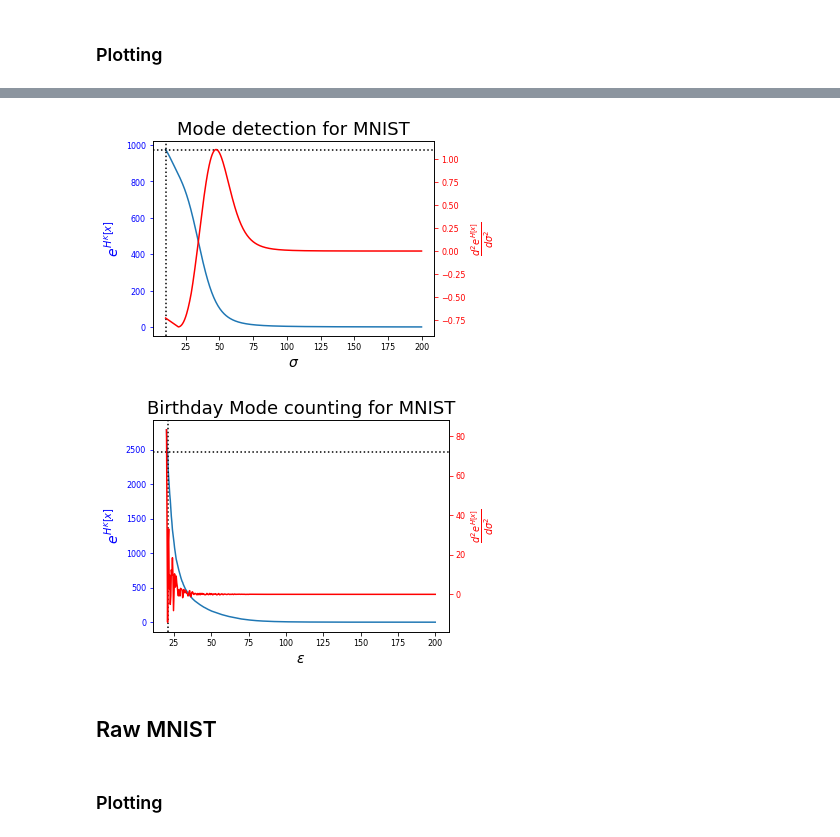
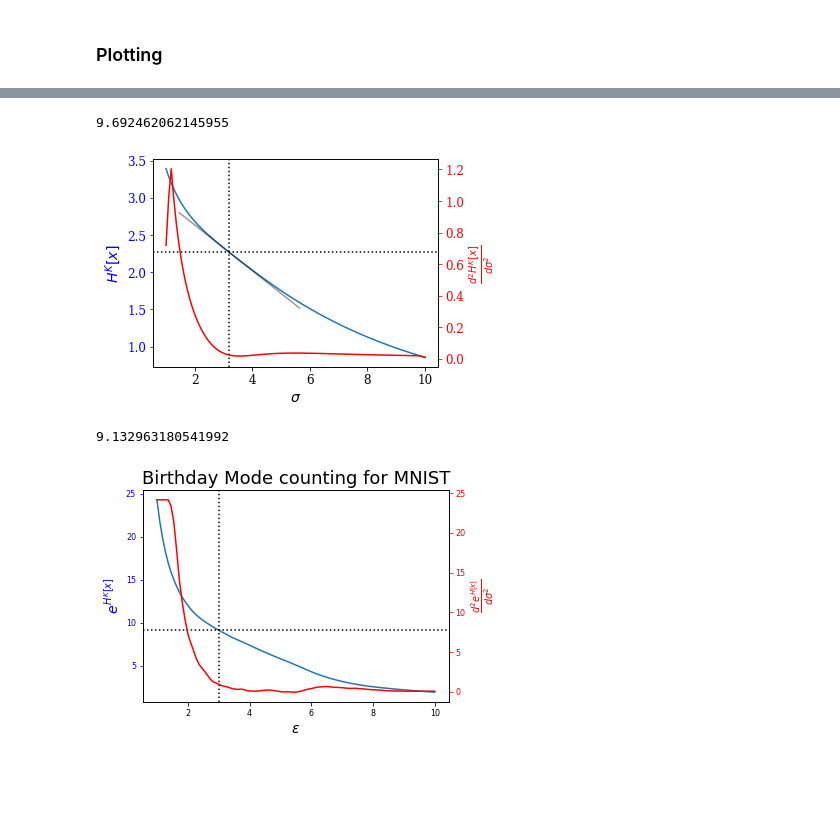
Before and after one commit to gallego-posada/gait, a Jupyter notebook: Mode Counting.ipynb, the cells around one changed output, grey strips where cells are left out. Drawn from its saved outputs; the diff is of its cells as text; code cells hidden in the pictures; blank space fills up the shorter version.

Commit message:
Add tweaks to mode counting, text

```diff
--- a/Mode Counting.ipynb
+++ b/Mode Counting.ipynb
@@ -79,0 +1214,22 @@ reader = MNISTReader("./data")
+# %%
+all_entropies = []
+for pdists in [pdists_1, pdists_2]:
+    sigmas = np.linspace(1, 25, 100)
+    entropies = []
+    alpha = 1
+    for j, sigma in enumerate(sigmas):
+        k = rbf_kernel_pdist(pdists, sigmas=[sigma], degree=2)
+        entropy = renyi_sim_entropy(k, torch.ones(k.shape[0])/k.shape[0], alpha=alpha).item()
+        entropies.append(entropy)
+    all_entropies.append(entropies)
+# %%
+all_counts = []
+for pdists in [pdists_1, pdists_2]:
+    eps = np.linspace(1, 25, 100)
+    counts = []
+    alpha = 1
+    for j, sigma in enumerate(eps):
+    #     k = rbf_kernel_pdist(pdists, sigmas=[sigma], degree=2)
+        count = birthday(pdists, eps=sigma)
+        counts.append(count)
+    all_counts.append(counts)
@@ -79,0 +1469,2 @@ reader = MNISTReader("./data")
+# %%
+reader = ImageReader("./data", "cifar")
@@ -214,36 +1628,45 @@ plt.show()
 # %%
-first_below_thresh = np.arange(len(entropies))[derivative(np.exp(entropies), sigmas[1]-sigmas[0], 2) < 0.01][0]
+first_below_thresh = np.arange(len(entropies))[np.abs(derivative((entropies),
+                                                                 sigmas[1]-sigmas[0], 3, smooth=False)) < .05][0]
 vertical = sigmas[first_below_thresh]
-estimated_count = np.exp(entropies)[first_below_thresh]
+estimated_count = (entropies)[first_below_thresh]
+print(np.exp(estimated_count))
+
+line_y = sigmas*derivative((entropies), sigmas[1]-sigmas[0], 1, smooth=False)[first_below_thresh]
+line_y = line_y - line_y[first_below_thresh] + (entropies)[first_below_thresh]
 
 fig, ax1 = plt.subplots()
 # t = np.arange(0.01, 10.0, 0.01)
 # s1 = np.exp(t)
-ax1.plot(sigmas, np.exp(entropies), label=r"$e^{H^K[x]}$")
+ax1.plot(sigmas, (entropies), label=r"$e^{H^K[x]}$")
 ax1.set_xlabel(r'$\sigma$')
 # Make the y-axis label, ticks and tick labels match the line color.
-ax1.set_ylabel(r"$e^{H^K[x]}$", color='b')
+ax1.set_ylabel(r"$H^K[x]$", color='b')
 ax1.tick_params('y', colors='b')
 
 ax2 = ax1.twinx()
 # s2 = np.sin(2 * np.pi * t)
-ax2.plot(sigmas, derivative(np.exp(entropies), sigmas[1]-sigmas[0], 2), label=r"$\frac{d^2 e^{H[x]}}{d \sigma ^2}$", c="r")
-ax2.set_ylabel(r"$\frac{d^2 e^{H[x]}}{d \sigma ^2}$", color='r',)
+ax2.plot(sigmas, derivative((entropies), sigmas[1]-sigmas[0], 2, smooth=False), label=r"$\frac{d^2 e^{H[x]}}{d \sigma ^2}$", c="r")
+ax2.set_ylabel(r"$\frac{d^2 H^K[x]}{d \sigma ^2}$", color='r',)
 ax2.tick_params('y', colors='r')
+
+ax1.plot(sigmas[5:52], line_y[5:52], c="k", linestyle="-", alpha=0.4)
 
 ax1.axhline(estimated_count, color="k", linestyle=":")
 ax1.axvline(vertical, color="k", linestyle=":")
 # ax2.axhline(0.01, color="k", linestyle=":")
-plt.title("Mode detection for MNIST")
+# plt.title("Mode detection for MNIST")
 fig.tight_layout()
 plt.savefig("mnist_detection.pdf")
 plt.show()
 # %% [output]
+9.692462062145955
-[figure, old version]
+[figure, new version]
 # %%
-first_below_thresh = np.arange(len(counts))[np.gradient(np.gradient(counts)) < 0.01][0]
+first_below_thresh = np.arange(len(counts))[derivative(counts, eps[1]-eps[0], 2) < 1.][0]
 vertical = eps[first_below_thresh]
 estimated_count = counts[first_below_thresh]
+print(estimated_count)
 
 fig, ax1 = plt.subplots()
 # t = np.arange(0.01, 10.0, 0.01)
@@ -256,7 +1679,7 @@ ax1.tick_params('y', colors='b')
 
 ax2 = ax1.twinx()
 # s2 = np.sin(2 * np.pi * t)
-ax2.plot(eps, np.gradient(np.gradient(counts)), label=r"$\frac{d^2 e^{H[x]}}{d \sigma ^2}$", c="r")
+ax2.plot(eps, derivative(counts, eps[1]-eps[0], 2), label=r"$\frac{d^2 e^{H[x]}}{d \sigma ^2}$", c="r")
 ax2.set_ylabel(r"$\frac{d^2 e^{H[x]}}{d \sigma ^2}$", color='r',)
 ax2.tick_params('y', colors='r')
 
@@ -268,6 +1691,5 @@ plt.title("Birthday Mode counting for MNIST")
 plt.savefig("mog_detection.pdf")
 plt.show()
 # %% [output]
+9.132963180541992
-[figure, old version]
+[figure, new version]
-# %% [markdown]
-## Raw MNIST
@@ -290,2 +1695,0 @@ for j, sigma in enumerate(eps):
-# %% [markdown]
-### Plotting
```
Also changed, not shown: parts of 90 cells of this notebook, 2 other files.
